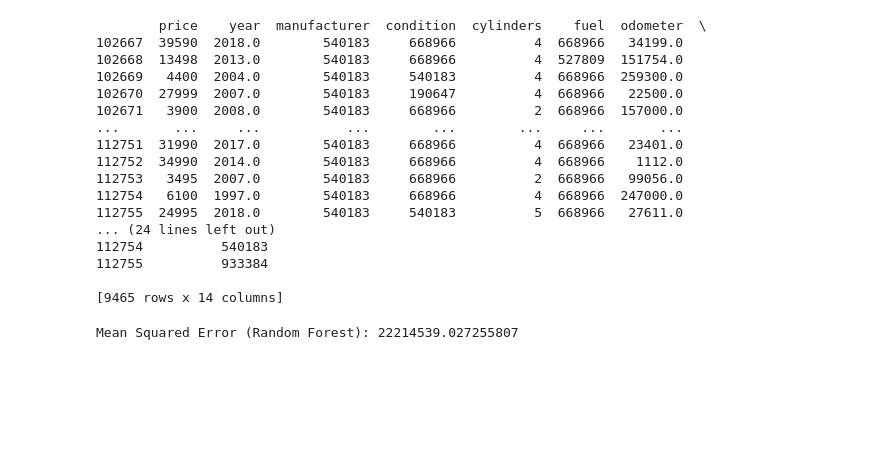
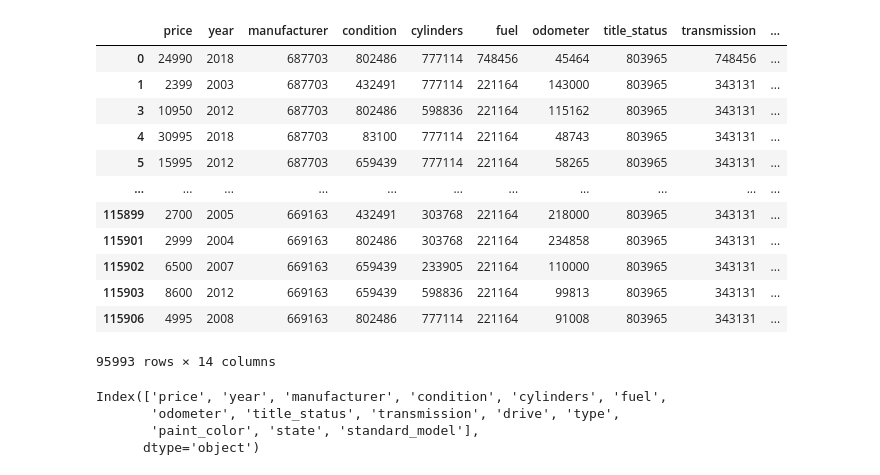
Before and after one commit to brown016340/Project---4, a Jupyter notebook: working.ipynb, the cells around one changed output. Cells and saved outputs as stored; diff of their text form; code cells hidden in the pictures; blank space fills up the shorter version.

```diff
--- a/working.ipynb
+++ b/working.ipynb
@@ -97,31 +63,27 @@ toyota_df = toyota_df[toyota_df['price'] < 200000]
 # %%
 categorical_columns = ['manufacturer', 'condition', 'fuel', 'title_status', 'transmission',
-                        'drive', 'type', 'paint_color', 'state', 'standard_model']
+                        'drive', 'type', 'paint_color', 'state', 'standard_model', 'cylinders']
 
 # Create a copy of the original DataFrame
-hashed_df = toyota_df.copy()
+hashed_df = df.copy()
 
 # Hash each value in the categorical columns and map them to a fixed range
 for column in categorical_columns:
-    hashed_df[column] = toyota_df[column].apply(lambda x: hash(str(x)) % 1000000)  # Modulo to map to a range
+    hashed_df[column] = df[column].apply(lambda x: hash(str(x)) % 1000000)
 
 # Display the resulting DataFrame
-print(hashed_df)
+hashed_df
 # %% [output]
+|  | price | year | manufacturer | condition | cylinders | fuel | odometer | title_status | transmission | ... |
+| 0 | 24990 | 2018 | 687703 | 802486 | 777114 | 748456 | 45464 | 803965 | 748456 | ... |
+| 1 | 2399 | 2003 | 687703 | 432491 | 777114 | 221164 | 143000 | 803965 | 343131 | ... |
+| 3 | 10950 | 2012 | 687703 | 802486 | 598836 | 221164 | 115162 | 803965 | 343131 | ... |
+| 4 | 30995 | 2018 | 687703 | 83100 | 777114 | 221164 | 48743 | 803965 | 343131 | ... |
+| 5 | 15995 | 2012 | 687703 | 659439 | 777114 | 221164 | 58265 | 803965 | 343131 | ... |
+| ... | ... | ... | ... | ... | ... | ... | ... | ... | ... | ... |
+| 115899 | 2700 | 2005 | 669163 | 432491 | 303768 | 221164 | 218000 | 803965 | 343131 | ... |
+| 115901 | 2999 | 2004 | 669163 | 802486 | 303768 | 221164 | 234858 | 803965 | 343131 | ... |
+| 115902 | 6500 | 2007 | 669163 | 659439 | 233905 | 221164 | 110000 | 803965 | 343131 | ... |
+| 115903 | 8600 | 2012 | 669163 | 659439 | 598836 | 221164 | 99813 | 803965 | 343131 | ... |
+| 115906 | 4995 | 2008 | 669163 | 802486 | 777114 | 221164 | 91008 | 803965 | 343131 | ... |
-        price    year  manufacturer  condition  cylinders    fuel  odometer  \
-102667  39590  2018.0        540183     668966          4  668966   34199.0
-102668  13498  2013.0        540183     668966          4  527809  151754.0
-102669   4400  2004.0        540183     540183          4  668966  259300.0
-102670  27999  2007.0        540183     190647          4  668966   22500.0
-102671   3900  2008.0        540183     668966          2  668966  157000.0
-...       ...     ...           ...        ...        ...     ...       ...
-112751  31990  2017.0        540183     668966          4  668966   23401.0
-112752  34990  2014.0        540183     668966          4  668966    1112.0
-112753   3495  2007.0        540183     668966          2  668966   99056.0
-112754   6100  1997.0        540183     668966          4  668966  247000.0
-112755  24995  2018.0        540183     540183          5  668966   27611.0
-... (24 lines left out)
-112754          540183
-112755          933384
-
-[9465 rows x 14 columns]
+95993 rows × 14 columns
@@ -133,23 +90,7 @@ import pandas as pd
-# %%
-# Assuming 'price' is the target variable
-target_column = 'price'
-
-# Extract features and target variable
-X = hashed_df.drop(target_column, axis=1)
-y = hashed_df[target_column]
-
-# Split the dataset into training and testing sets
-X_train, X_test, y_train, y_test = train_test_split(X, y, test_size=0.2, random_state=42)
-
-# Initialize and train the Random Forest model
-rf_model = RandomForestRegressor(n_estimators=100, random_state=42)  # You can adjust the number of trees (n_estimators) as needed
-rf_model.fit(X_train, y_train)
-
-# Make predictions on the test set
-predictions = rf_model.predict(X_test)
-
-# Evaluate the model performance
-mse = mean_squared_error(y_test, predictions)
-print(f'Mean Squared Error (Random Forest): {mse}')
-# %% [output]
-Mean Squared Error (Random Forest): 22214539.027255807
+# %%
+hashed_df.columns
+# %% [output]
+Index(['price', 'year', 'manufacturer', 'condition', 'cylinders', 'fuel',
+       'odometer', 'title_status', 'transmission', 'drive', 'type',
+       'paint_color', 'state', 'standard_model'],
+      dtype='object')
```
Also changed, not shown: parts of 31 cells of this notebook, 1 other file.
